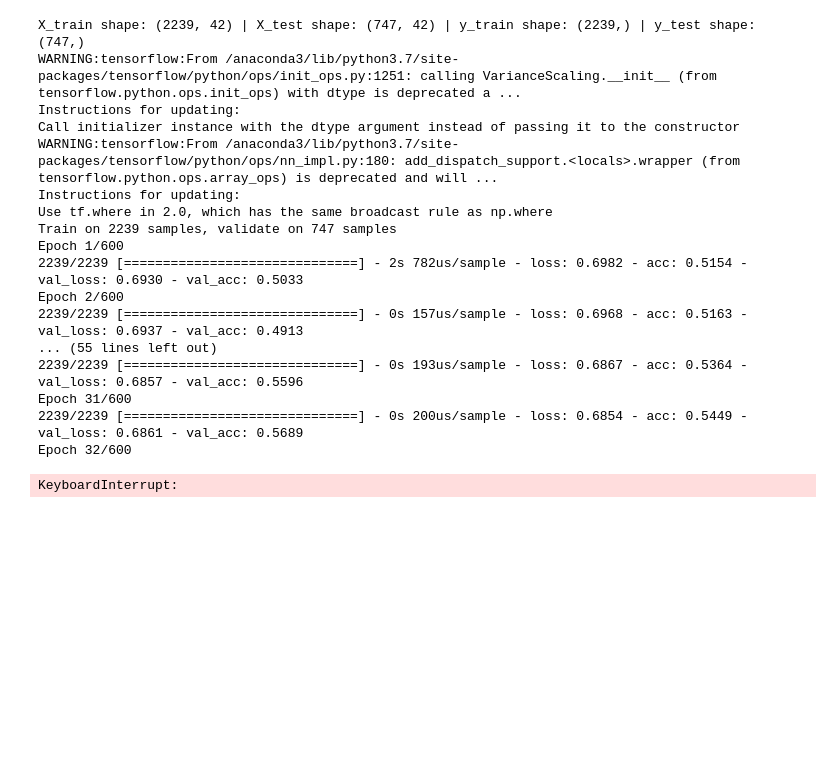
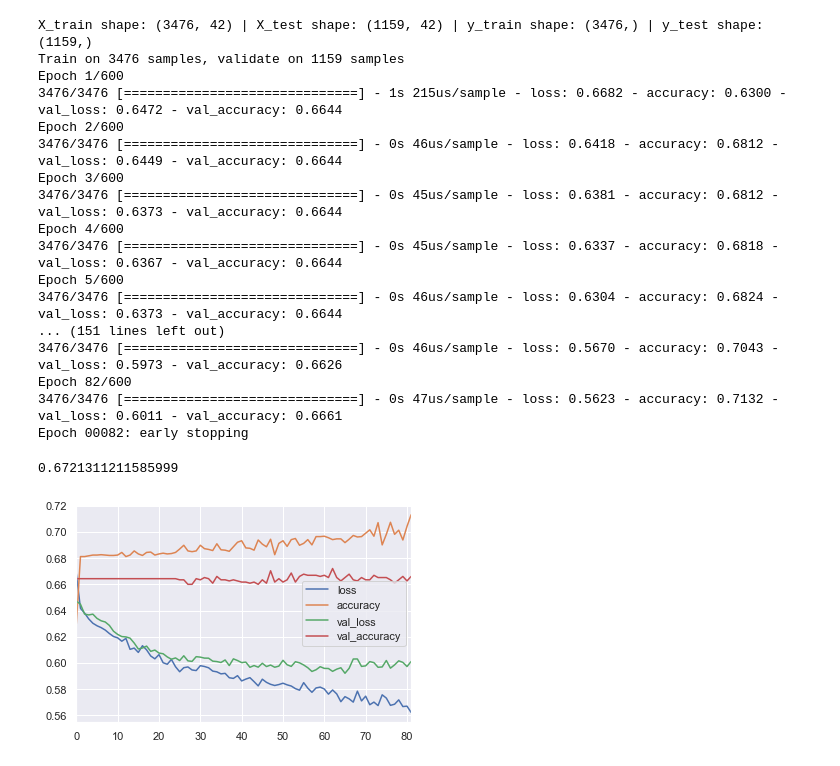
Before and after one commit to rezan21/UFC-Prediction, a Jupyter notebook: DNN.ipynb, the cells around one changed output. Drawn from its saved outputs; the diff is of its cells as text; code cells hidden in the pictures; blank space fills up the shorter version.

```diff
--- a/DNN.ipynb
+++ b/DNN.ipynb
@@ -1,25 +27,4 @@
 # %%
-import os
-os.environ["CUDA_VISIBLE_DEVICES"] = "-1"
-import pandas as pd
-import numpy as np
-pd.set_option('display.max_columns', 500)
-import plotly
-import plotly.express as px
-import plotly.graph_objects as go
-import seaborn as sns; sns.set()
-import matplotlib.pyplot as plt
-from sklearn.model_selection import train_test_split
-%matplotlib inline
-
-UFC_FINAL = pd.read_csv("UFC_FINAL.csv")
-# tackling imbalance issue
-theMin = UFC_FINAL["Winner"].value_counts().min()
-minority = UFC_FINAL[UFC_FINAL["Winner"]=="Blue"].iloc[0:theMin]
-undersampleMaj = UFC_FINAL[UFC_FINAL["Winner"]=="Red"].iloc[0:theMin]
-UFC_FINAL = pd.concat([minority, undersampleMaj], axis=0)
-UFC_FINAL = UFC_FINAL.sample(frac=1).reset_index(drop=True)
-
 from sklearn.model_selection import train_test_split
 from sklearn.preprocessing import MinMaxScaler
 import tensorflow as tf
@@ -54,47 +59,49 @@ model.add(Dense(units=42, activation='relu'))
 model.add(Dropout(0.5))
 
 model.add(Dense(units=42, activation='relu'))
 model.add(Dropout(0.5))
 
 model.add(Dense(units=20, activation='relu'))
 model.add(Dropout(0.5))
 
 model.add(Dense(units=1, activation='sigmoid'))
 
 
 model.compile(loss='binary_crossentropy', optimizer='adam', metrics=['accuracy'])
 
 from tensorflow.keras.callbacks import EarlyStopping
-early_stop = EarlyStopping(monitor='val_loss', mode='min', verbose=1, patience=10)
+
+early_stop = EarlyStopping(monitor='val_loss', mode='min', verbose=1, patience=16)
 
 model.fit(x=X_train,
           y=y_train,
           epochs=600,
           validation_data=(X_test, y_test), verbose=1,
           callbacks=[early_stop]
           )
 
 model_loss = pd.DataFrame(model.history.history)
 
 model_loss.plot()
 model_loss["val_accuracy"].max()
 #
 # %% [output]
-X_train shape: (2239, 42) | X_test shape: (747, 42) | y_train shape: (2239,) | y_test shape: (747,)
-WARNING:tensorflow:From /anaconda3/lib/python3.7/site-packages/tensorflow/python/ops/init_ops.py:1251: calling VarianceScaling.__init__ (from tensorflow.python.ops.init_ops) with dtype is deprecated a ...
-Instructions for updating:
-Call initializer instance with the dtype argument instead of passing it to the constructor
-WARNING:tensorflow:From /anaconda3/lib/python3.7/site-packages/tensorflow/python/ops/nn_impl.py:180: add_dispatch_support.<locals>.wrapper (from tensorflow.python.ops.array_ops) is deprecated and will ...
-Instructions for updating:
-Use tf.where in 2.0, which has the same broadcast rule as np.where
-Train on 2239 samples, validate on 747 samples
+X_train shape: (3476, 42) | X_test shape: (1159, 42) | y_train shape: (3476,) | y_test shape: (1159,)
+Train on 3476 samples, validate on 1159 samples
 Epoch 1/600
-2239/2239 [==============================] - 2s 782us/sample - loss: 0.6982 - acc: 0.5154 - val_loss: 0.6930 - val_acc: 0.5033
+3476/3476 [==============================] - 1s 215us/sample - loss: 0.6682 - accuracy: 0.6300 - val_loss: 0.6472 - val_accuracy: 0.6644
 Epoch 2/600
-2239/2239 [==============================] - 0s 157us/sample - loss: 0.6968 - acc: 0.5163 - val_loss: 0.6937 - val_acc: 0.4913
-... (55 lines left out)
-2239/2239 [==============================] - 0s 193us/sample - loss: 0.6867 - acc: 0.5364 - val_loss: 0.6857 - val_acc: 0.5596
-Epoch 31/600
-2239/2239 [==============================] - 0s 200us/sample - loss: 0.6854 - acc: 0.5449 - val_loss: 0.6861 - val_acc: 0.5689
-Epoch 32/600
+3476/3476 [==============================] - 0s 46us/sample - loss: 0.6418 - accuracy: 0.6812 - val_loss: 0.6449 - val_accuracy: 0.6644
+Epoch 3/600
+3476/3476 [==============================] - 0s 45us/sample - loss: 0.6381 - accuracy: 0.6812 - val_loss: 0.6373 - val_accuracy: 0.6644
+Epoch 4/600
+3476/3476 [==============================] - 0s 45us/sample - loss: 0.6337 - accuracy: 0.6818 - val_loss: 0.6367 - val_accuracy: 0.6644
+Epoch 5/600
+3476/3476 [==============================] - 0s 46us/sample - loss: 0.6304 - accuracy: 0.6824 - val_loss: 0.6373 - val_accuracy: 0.6644
+... (151 lines left out)
+3476/3476 [==============================] - 0s 46us/sample - loss: 0.5670 - accuracy: 0.7043 - val_loss: 0.5973 - val_accuracy: 0.6626
+Epoch 82/600
+3476/3476 [==============================] - 0s 47us/sample - loss: 0.5623 - accuracy: 0.7132 - val_loss: 0.6011 - val_accuracy: 0.6661
+Epoch 00082: early stopping
-KeyboardInterrupt:
+0.6721311211585999
+[figure, added]
```
Also changed, not shown: parts of 4 cells of this notebook.
